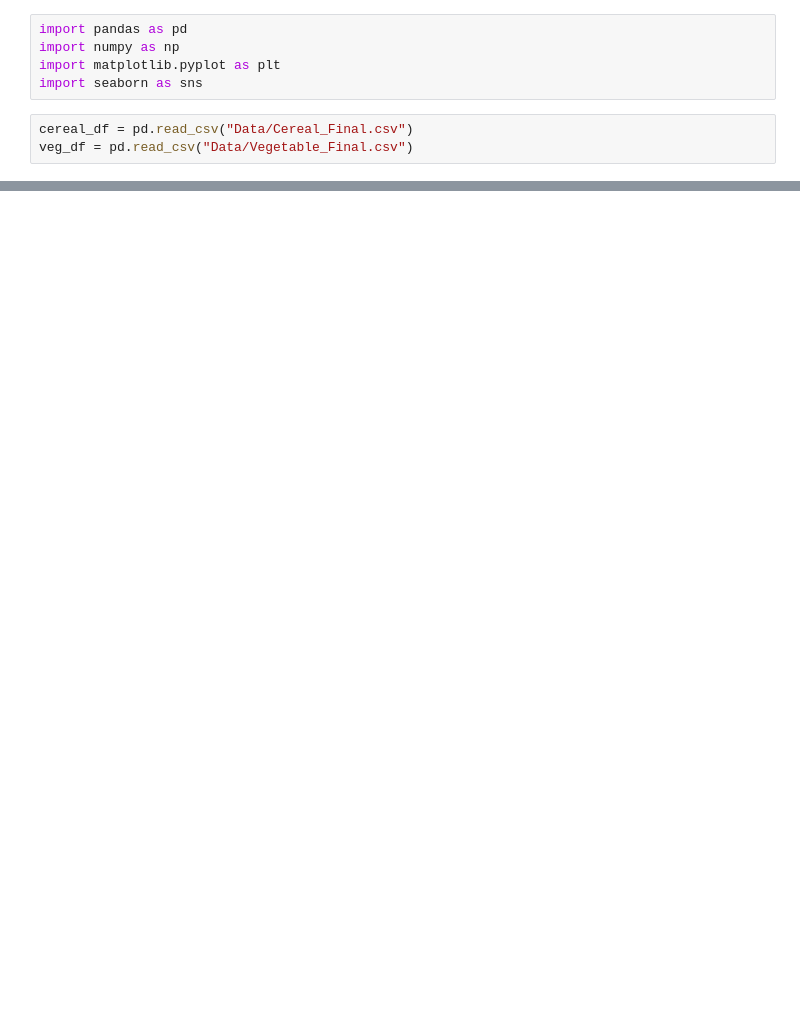
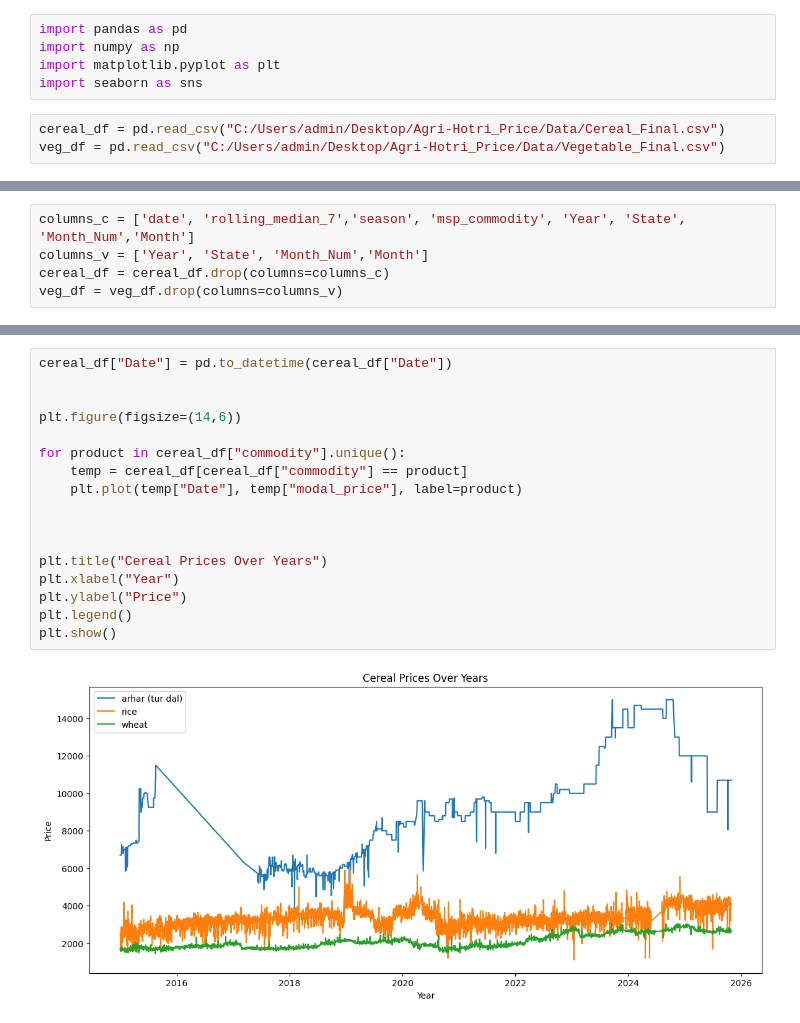
Before and after one commit to rajkarma16/Agri-Hotri_Price_Prediction, a Jupyter notebook: Data_Processing/plots.ipynb, the cells around one changed output, grey strips where cells are left out. Cells and saved outputs as stored; diff of their text form; blank space fills up the shorter version.

Commit message:
updated plot

```diff
--- a/Data_Processing/plots.ipynb
+++ b/Data_Processing/plots.ipynb
@@ -4,5 +4,5 @@ import numpy as np
 import matplotlib.pyplot as plt
 import seaborn as sns
 # %%
-cereal_df = pd.read_csv("Data/Cereal_Final.csv")
-veg_df = pd.read_csv("Data/Vegetable_Final.csv")
+cereal_df = pd.read_csv("C:/Users/admin/Desktop/Agri-Hotri_Price/Data/Cereal_Final.csv")
+veg_df = pd.read_csv("C:/Users/admin/Desktop/Agri-Hotri_Price/Data/Vegetable_Final.csv")
@@ -10,0 +9,5 @@ FileNotFoundError: [Errno 2] No such file or directory: 'Data\\Cereal_Final.csv'
+# %%
+columns_c = ['date', 'rolling_median_7','season', 'msp_commodity', 'Year', 'State', 'Month_Num','Month']
+columns_v = ['Year', 'State', 'Month_Num','Month']
+cereal_df = cereal_df.drop(columns=columns_c)
+veg_df = veg_df.drop(columns=columns_v)
@@ -10,0 +26,19 @@ FileNotFoundError: [Errno 2] No such file or directory: 'Data\\Cereal_Final.csv'
+# %%
+cereal_df["Date"] = pd.to_datetime(cereal_df["Date"])
+
+
+plt.figure(figsize=(14,6))
+
+for product in cereal_df["commodity"].unique():
+    temp = cereal_df[cereal_df["commodity"] == product]
+    plt.plot(temp["Date"], temp["modal_price"], label=product)
+
+
+
+plt.title("Cereal Prices Over Years")
+plt.xlabel("Year")
+plt.ylabel("Price")
+plt.legend()
+plt.show()
+# %% [output]
+[figure, added]
```
Also changed, not shown: parts of 12 cells of this notebook.
